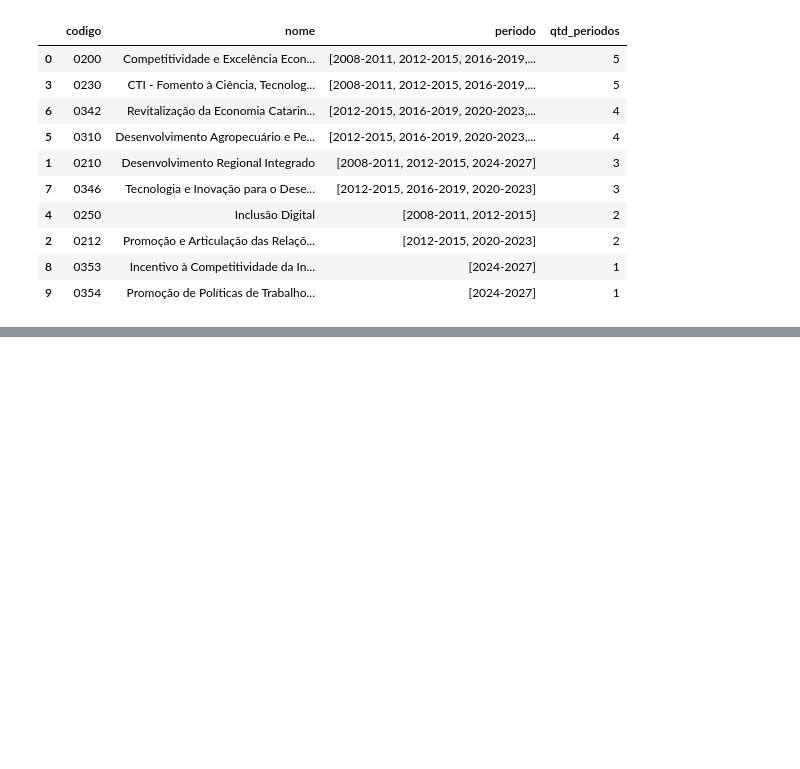
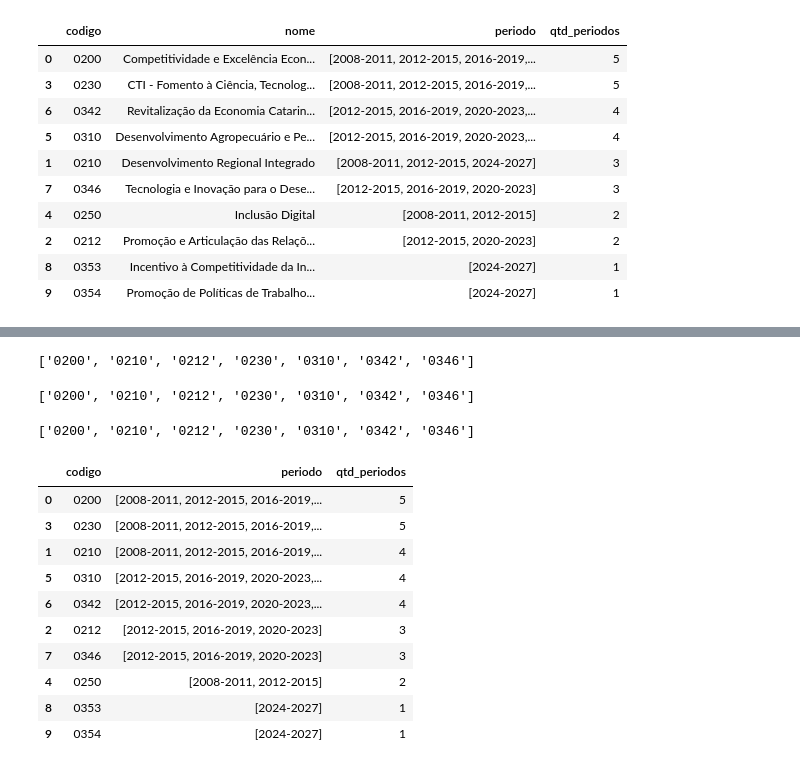
Before and after one commit to andreydeps/estudo-ci-ncia-de-dados, a Jupyter notebook: TCC.ipynb, the cells around one changed output, grey strips where cells are left out. Saved outputs shown, nothing was run; the diff lists cells and outputs as text; code cells hidden in the pictures; blank space fills up the shorter version.

```diff
--- a/TCC.ipynb
+++ b/TCC.ipynb
@@ -333,0 +369,27 @@ continuidade.sort_values("qtd_periodos", ascending=False)
+# %%
+print(codigos_industria["2016-2019"])
+# %% [output]
+['0200', '0210', '0212', '0230', '0310', '0342', '0346']
+# %%
+df_todos[df_todos["periodo"] == "2016-2019"]["codigo"].tolist()
+# %% [output]
+['0200', '0210', '0212', '0230', '0310', '0342', '0346']
+# %%
+print(df_todos[df_todos["periodo"] == "2016-2019"]["codigo"].tolist())
+
+continuidade = df_todos.groupby("codigo")["periodo"].apply(list).reset_index()
+continuidade["qtd_periodos"] = continuidade["periodo"].apply(len)
+continuidade.sort_values("qtd_periodos", ascending=False)
+# %% [output]
+['0200', '0210', '0212', '0230', '0310', '0342', '0346']
+|  | codigo | periodo | qtd_periodos |
+| 0 | 0200 | [2008-2011, 2012-2015, 2016-2019,... | 5 |
+| 3 | 0230 | [2008-2011, 2012-2015, 2016-2019,... | 5 |
+| 1 | 0210 | [2008-2011, 2012-2015, 2016-2019,... | 4 |
+| 5 | 0310 | [2012-2015, 2016-2019, 2020-2023,... | 4 |
+| 6 | 0342 | [2012-2015, 2016-2019, 2020-2023,... | 4 |
+| 2 | 0212 | [2012-2015, 2016-2019, 2020-2023] | 3 |
+| 7 | 0346 | [2012-2015, 2016-2019, 2020-2023] | 3 |
+| 4 | 0250 | [2008-2011, 2012-2015] | 2 |
+| 8 | 0353 | [2024-2027] | 1 |
+| 9 | 0354 | [2024-2027] | 1 |
```
Also changed, not shown: parts of 10 cells of this notebook.
